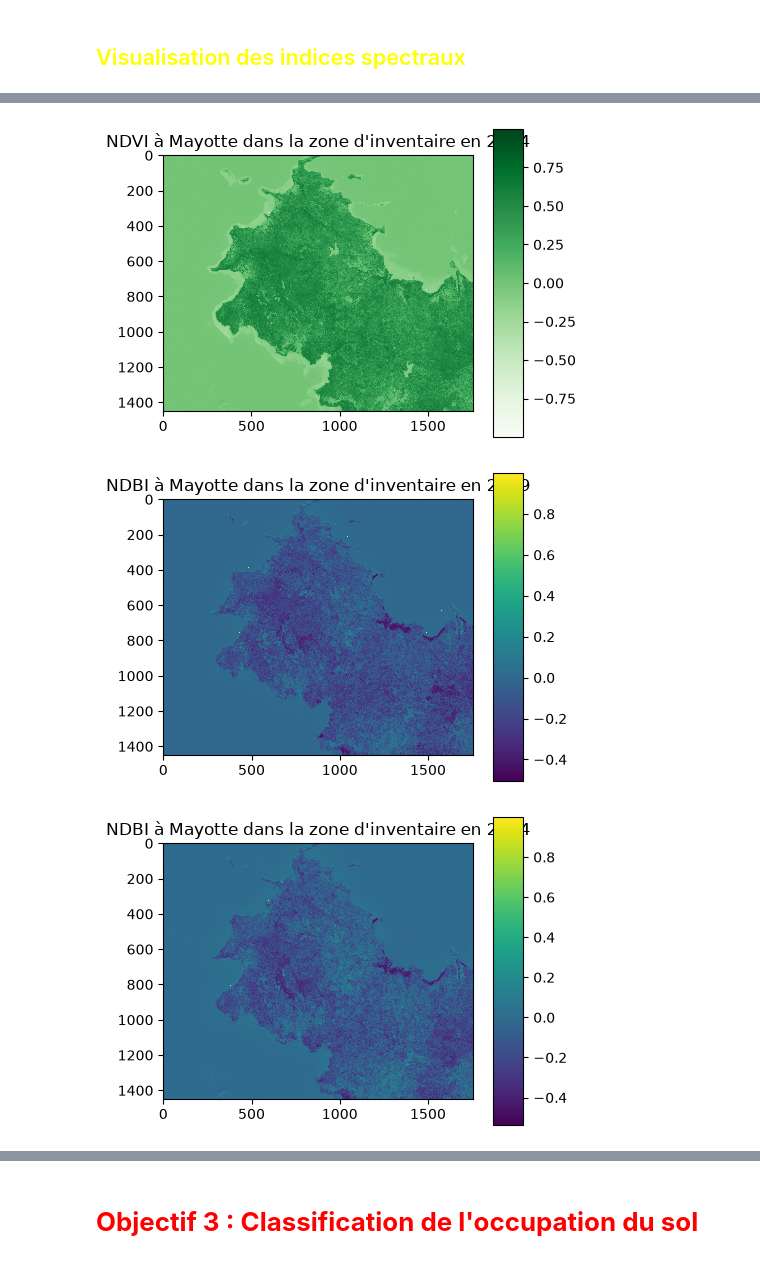
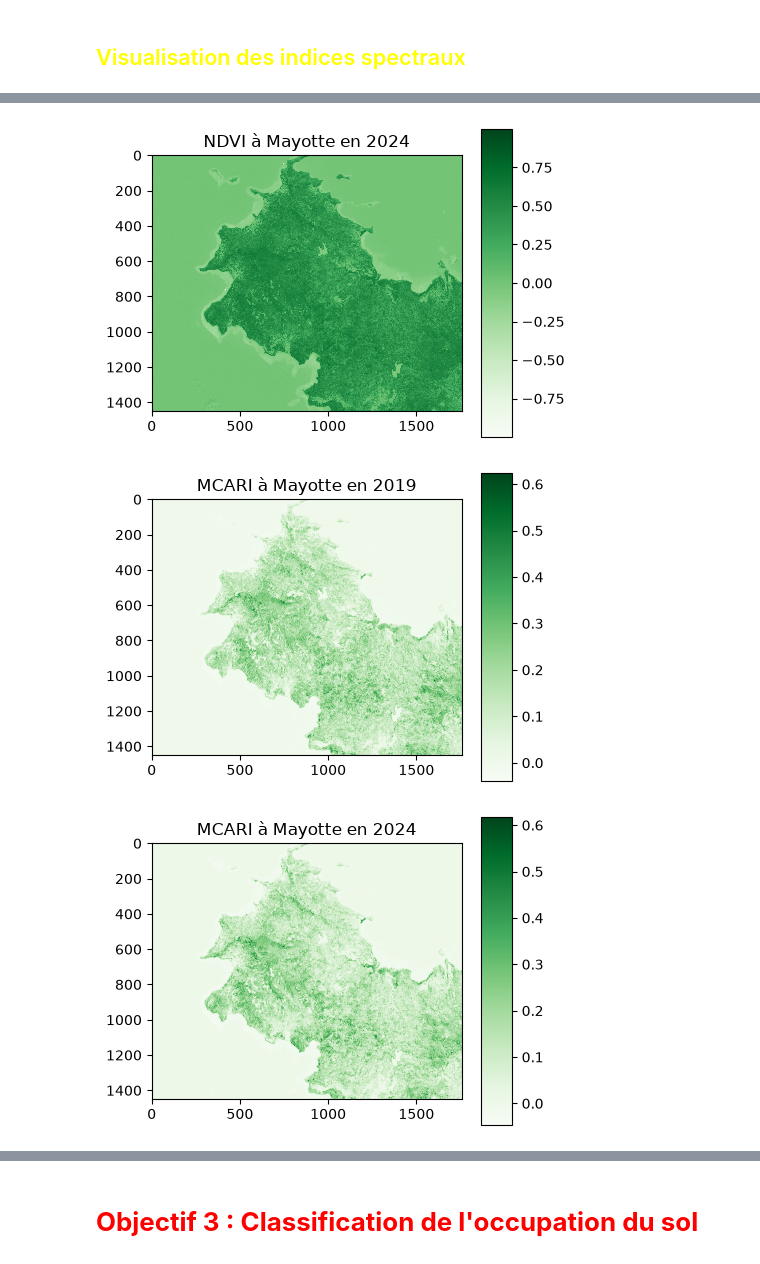
Before and after one commit to BenjaminMAUFROY/MLG, a Jupyter notebook: projet_MLG.ipynb, the cells around one changed output, grey strips where cells are left out. Cells and saved outputs as stored; diff of their text form; code cells hidden in the pictures.

```diff
--- a/projet_MLG.ipynb
+++ b/projet_MLG.ipynb
@@ -378,12 +375,18 @@ trap_2024.info()
 # %% [markdown]
 ## <span style="color:yellow">Visualisation des indices spectraux</span>
 # %%
-mayotte_2019.visu(["NDVI"], extent = "pixel", title = "NDVI à Mayotte dans la zone d'inventaire en 2019", cmap = "Greens", colorbar = True)
-mayotte_2024.visu(["NDVI"], extent = "pixel", title = "NDVI à Mayotte dans la zone d'inventaire en 2024", cmap = "Greens", colorbar = True)
+mayotte_2019.visu(["NDVI"], extent = "pixel", title = "NDVI à Mayotte en 2019", cmap = "Greens", colorbar = True)
+mayotte_2024.visu(["NDVI"], extent = "pixel", title = "NDVI à Mayotte en 2024", cmap = "Greens", colorbar = True)
 
-mayotte_2019.visu(["NDBI"], extent = "pixel", title = "NDBI à Mayotte dans la zone d'inventaire en 2019", cmap = "viridis", colorbar = True)
-mayotte_2024.visu(["NDBI"], extent = "pixel", title = "NDBI à Mayotte dans la zone d'inventaire en 2024", cmap = "viridis", colorbar = True)
+mayotte_2019.visu(["MCARI"], extent = "pixel", title = "MCARI à Mayotte en 2019", cmap = "Greens", colorbar = True)
+mayotte_2024.visu(["MCARI"], extent = "pixel", title = "MCARI à Mayotte en 2024", cmap = "Greens", colorbar = True)
 
-mayotte_2019.visu(["MNDWI"], extent = "pixel", title = "MNDWI à Mayotte dans la zone d'inventaire en 2019", cmap = "Blues", colorbar = True)
-mayotte_2024.visu(["MNDWI"], extent = "pixel", title = "MNDWI à Mayotte dans la zone d'inventaire en 2024", cmap = "Blues", colorbar = True)
+mayotte_2019.visu(["NDTI"], extent = "pixel", title = "NDTI à Mayotte en 2019", cmap = "Greens", colorbar = True)
+mayotte_2024.visu(["NDTI"], extent = "pixel", title = "NDTI à Mayotte en 2024", cmap = "Greens", colorbar = True)
+
+mayotte_2019.visu(["NDBI"], extent = "pixel", title = "NDBI à Mayotte en 2019", cmap = "viridis", colorbar = True)
+mayotte_2024.visu(["NDBI"], extent = "pixel", title = "NDBI à Mayotte en 2024", cmap = "viridis", colorbar = True)
+
+mayotte_2019.visu(["MNDWI"], extent = "pixel", title = "MNDWI à Mayotte en 2019", cmap = "Blues", colorbar = True)
+mayotte_2024.visu(["MNDWI"], extent = "pixel", title = "MNDWI à Mayotte en 2024", cmap = "Blues", colorbar = True)
 # %% [output]
@@ -391,3 +394,3 @@ mayotte_2024.visu(["MNDWI"], extent = "pixel", title = "MNDWI à Mayotte dans la
-[figure, old version]
+[figure, new version]
-[figure, old version]
+[figure, new version]
-[figure, old version]
+[figure, new version]
```
Also changed, not shown: parts of 5 cells of this notebook, 1 other file.
